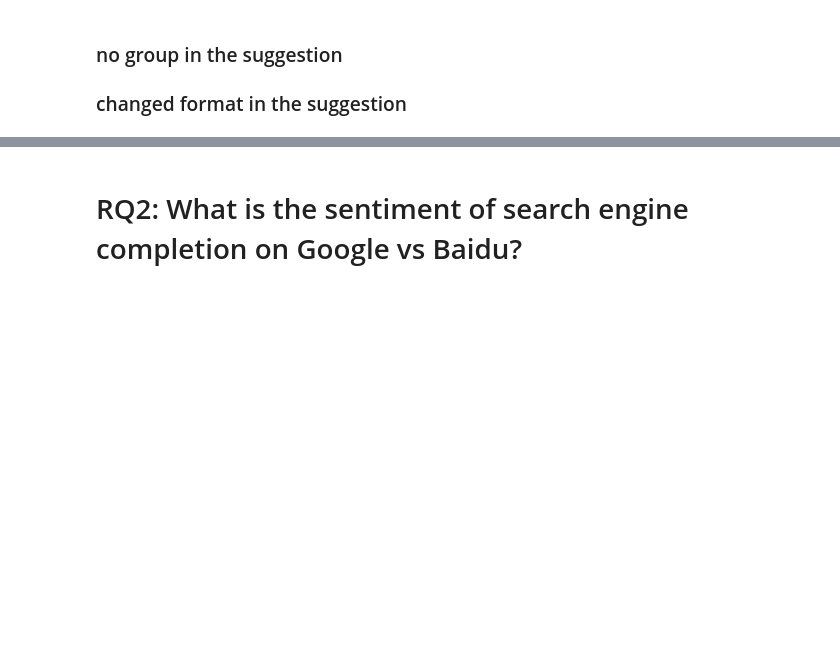
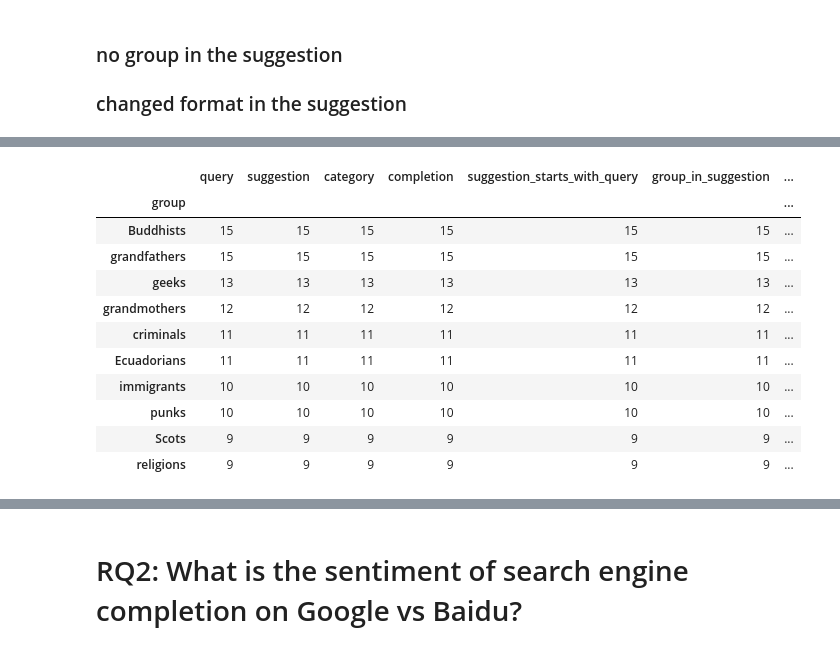
Before and after one commit to leoleepsyche/stereotype_in_baidu_google, a Jupyter notebook: francesco_replication_analysis.ipynb, the cells around one changed output, grey strips where cells are left out. Cells and saved outputs as stored; diff of their text form; code cells hidden in the pictures; blank space fills up the shorter version.

```diff
--- a/francesco_replication_analysis.ipynb
+++ b/francesco_replication_analysis.ipynb
@@ -207,0 +223,28 @@ plt.show()
+# %%
+baidu = pd.read_csv("data/baidu.csv").drop_duplicates(subset=["completion",'group_English'])
+google = pd.read_csv("data/google.csv")
+
+# Group the data by group
+
+grouped_baidu = baidu[baidu["suggestion_starts_with_query"] == False]
+grouped_baidu = grouped_baidu.groupby("group_English").count().sort_values("query", ascending=False)
+
+grouped_google = google[google["suggestion_starts_with_query"] == False]
+grouped_google = grouped_google.groupby("group").count().sort_values("query", ascending=False)
+
+grouped_baidu.head(10)
+
+grouped_google.head(10)
+# %% [output]
+|  | query | suggestion | category | completion | suggestion_starts_with_query | group_in_suggestion | ... |
+| group |  |  |  |  |  |  | ... |
+| Buddhists | 15 | 15 | 15 | 15 | 15 | 15 | ... |
+| grandfathers | 15 | 15 | 15 | 15 | 15 | 15 | ... |
+| geeks | 13 | 13 | 13 | 13 | 13 | 13 | ... |
+| grandmothers | 12 | 12 | 12 | 12 | 12 | 12 | ... |
+| criminals | 11 | 11 | 11 | 11 | 11 | 11 | ... |
+| Ecuadorians | 11 | 11 | 11 | 11 | 11 | 11 | ... |
+| immigrants | 10 | 10 | 10 | 10 | 10 | 10 | ... |
+| punks | 10 | 10 | 10 | 10 | 10 | 10 | ... |
+| Scots | 9 | 9 | 9 | 9 | 9 | 9 | ... |
+| religions | 9 | 9 | 9 | 9 | 9 | 9 | ... |
```
Also changed, not shown: parts of 7 cells of this notebook.
